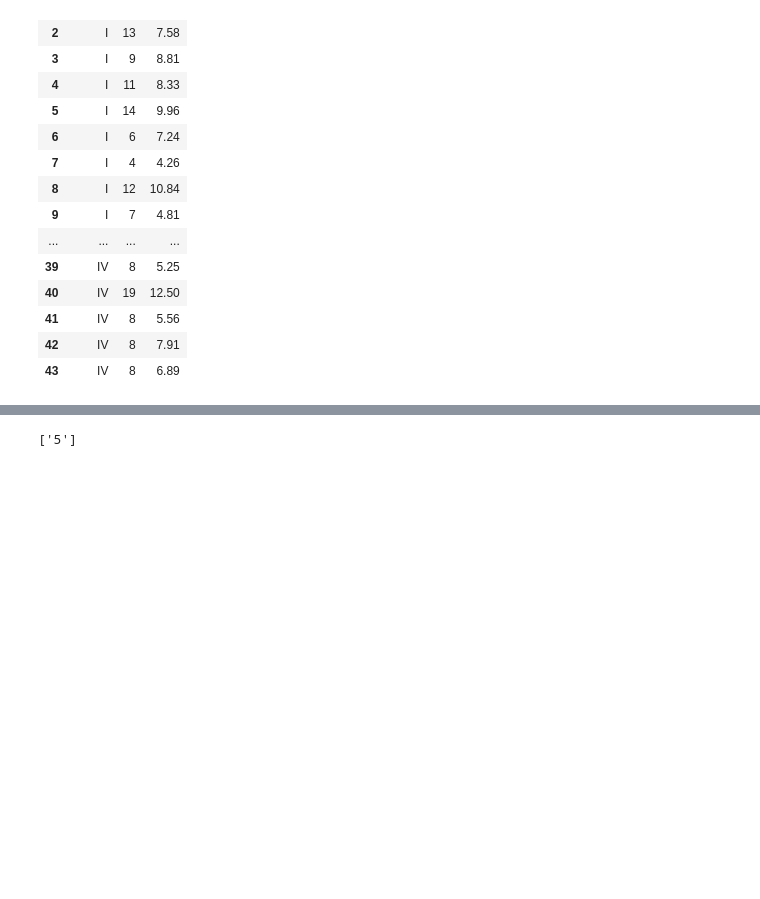
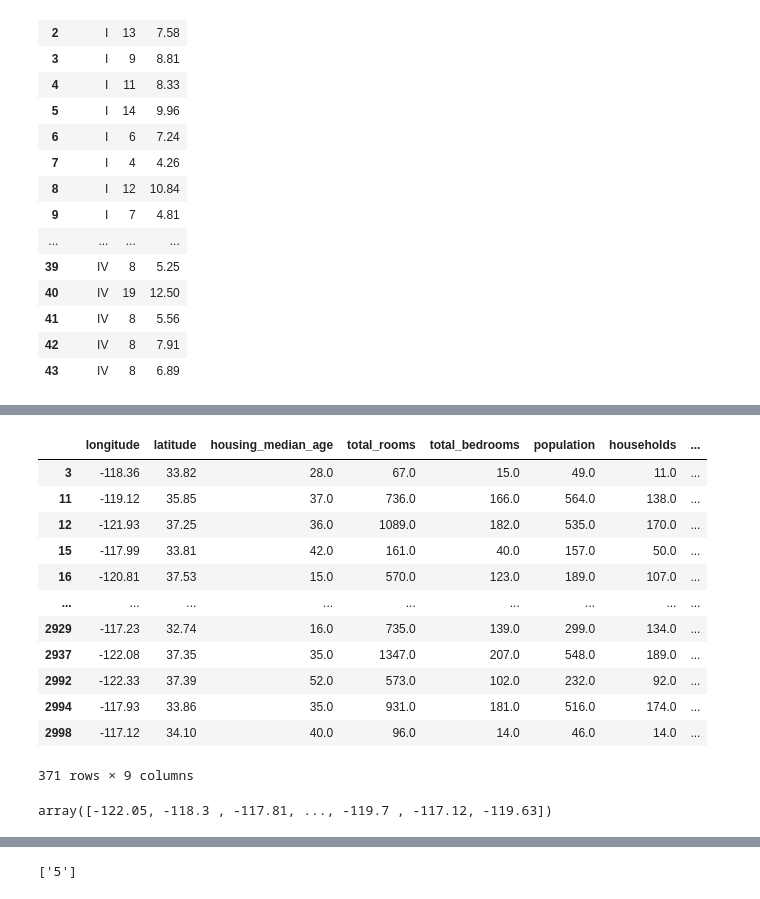
Before and after one commit to AhammedKabeer434/data_1, a Jupyter notebook: Data_Science.ipynb, the cells around one changed output, grey strips where cells are left out. Saved outputs shown, nothing was run; the diff lists cells and outputs as text; code cells hidden in the pictures; blank space fills up the shorter version.

```diff
--- a/Data_Science.ipynb
+++ b/Data_Science.ipynb
@@ -1556,0 +1998,6 @@ copy housing from 'D:\Data Science\chennai_housing_test.csv' delimiter ',' csv h
+# %%
+import pandas as pd
+
+df = pd.read_csv("/content/sample_data/california_housing_test.csv")
+
+df.head()
@@ -1556,0 +2011,20 @@ copy housing from 'D:\Data Science\chennai_housing_test.csv' delimiter ',' csv h
+# %%
+df.query("housing_median_age > 20"and "households < 200") # Shows the value according to the filter
+# %% [output]
+|  | longitude | latitude | housing_median_age | total_rooms | total_bedrooms | population | households | ... |
+| 3 | -118.36 | 33.82 | 28.0 | 67.0 | 15.0 | 49.0 | 11.0 | ... |
+| 11 | -119.12 | 35.85 | 37.0 | 736.0 | 166.0 | 564.0 | 138.0 | ... |
+| 12 | -121.93 | 37.25 | 36.0 | 1089.0 | 182.0 | 535.0 | 170.0 | ... |
+| 15 | -117.99 | 33.81 | 42.0 | 161.0 | 40.0 | 157.0 | 50.0 | ... |
+| 16 | -120.81 | 37.53 | 15.0 | 570.0 | 123.0 | 189.0 | 107.0 | ... |
+| ... | ... | ... | ... | ... | ... | ... | ... | ... |
+| 2929 | -117.23 | 32.74 | 16.0 | 735.0 | 139.0 | 299.0 | 134.0 | ... |
+| 2937 | -122.08 | 37.35 | 35.0 | 1347.0 | 207.0 | 548.0 | 189.0 | ... |
+| 2992 | -122.33 | 37.39 | 52.0 | 573.0 | 102.0 | 232.0 | 92.0 | ... |
+| 2994 | -117.93 | 33.86 | 35.0 | 931.0 | 181.0 | 516.0 | 174.0 | ... |
+| 2998 | -117.12 | 34.10 | 40.0 | 96.0 | 14.0 | 46.0 | 14.0 | ... |
+371 rows × 9 columns
+# %%
+df['longitude'].values # Shows the values in the column in an array
+# %% [output]
+array([-122.05, -118.3 , -117.81, ..., -119.7 , -117.12, -119.63])
```
Also changed, not shown: parts of 85 cells of this notebook.
